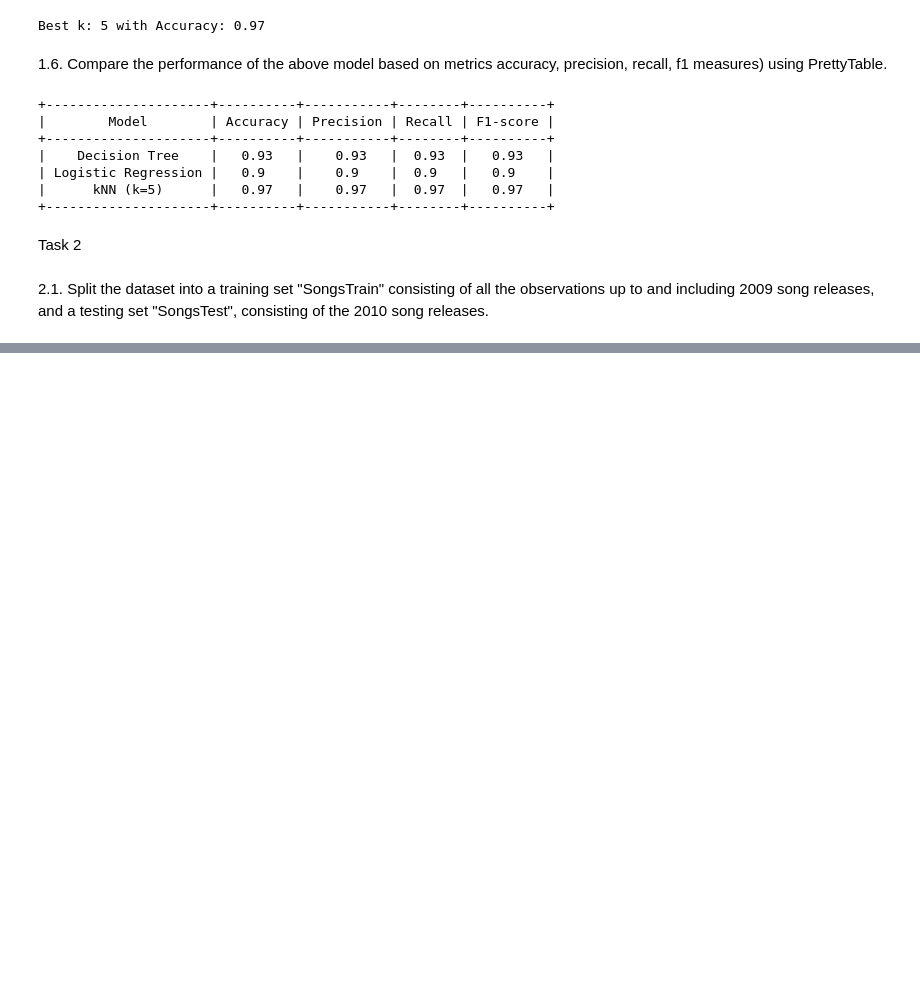
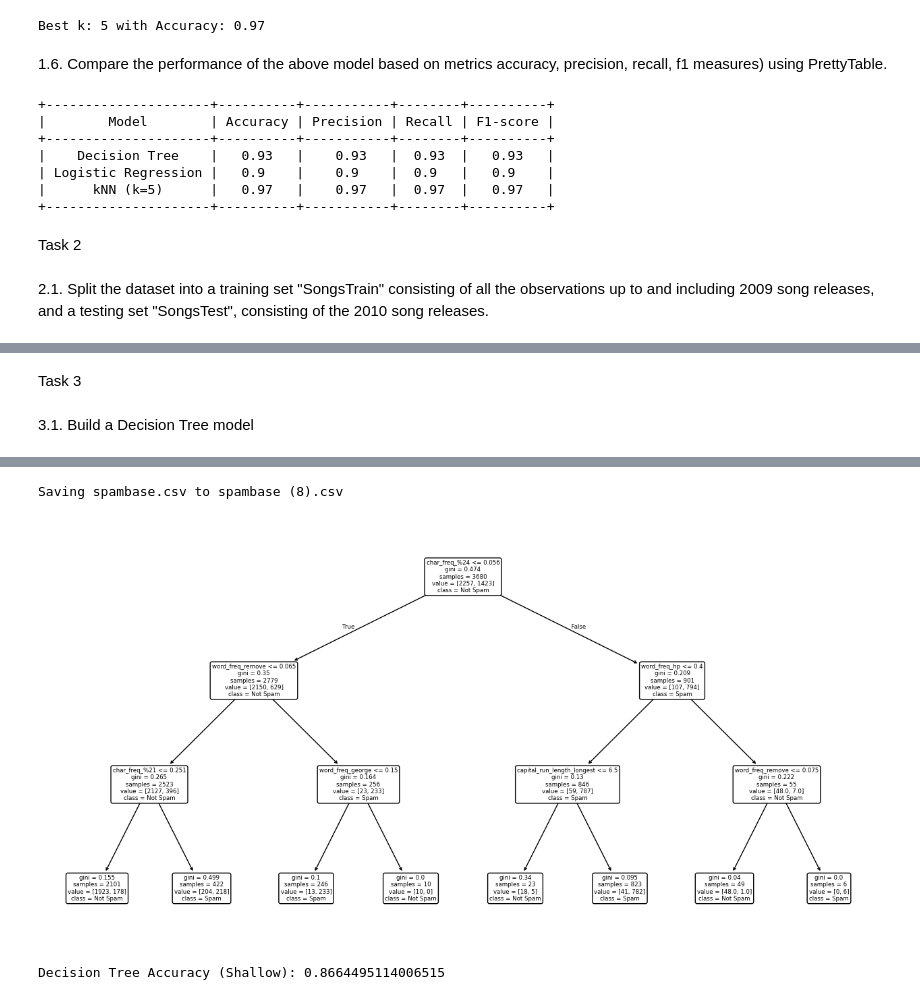
Before and after one commit to vinhbui123/machine_learning, a Jupyter notebook: lab4.ipynb, the cells around one changed output, grey strips where cells are left out. Cells and saved outputs as stored; diff of their text form; code cells hidden in the pictures; blank space fills up the shorter version.

```diff
--- a/lab4.ipynb
+++ b/lab4.ipynb
@@ -231,0 +214,27 @@ SongsTest = songs_df[songs_df["year"] == 2010]
+# %% [markdown]
+Task 3
+# %% [markdown]
+3.1. Build a Decision Tree model
+# %%
+uploaded = files.upload()
+file_name = "spambase.csv"
+
+encodings = ["utf-8", "latin1", "ISO-8859-1", "utf-16", "utf-8-sig"]
+for enc in encodings:
+    try:
+        df2 = pd.read_csv(file_name, encoding=enc)
+        break
+    except Exception:
+        continue
+
+dt_model_shallow = DecisionTreeClassifier(criterion="gini", max_depth=3, random_state=42)
+dt_model_shallow.fit(X_train, y_train)
+
+y_pred_dt_shallow = dt_model_shallow.predict(X_test)
+dt_accuracy_shallow = accuracy_score(y_test, y_pred_dt_shallow)
+
+plt.figure(figsize=(16, 8))
+plot_tree(dt_model_shallow, feature_names=X.columns, class_names=["Not Spam", "Spam"], filled=False, rounded=True)
+plt.show()
+print("Decision Tree Accuracy (Shallow):", dt_accuracy_shallow)
+# %% [output]
@@ -231,0 +242,3 @@ SongsTest = songs_df[songs_df["year"] == 2010]
+Saving spambase.csv to spambase (8).csv
+[figure, added]
+Decision Tree Accuracy (Shallow): 0.8664495114006515
```
Also changed, not shown: parts of 18 cells of this notebook.
